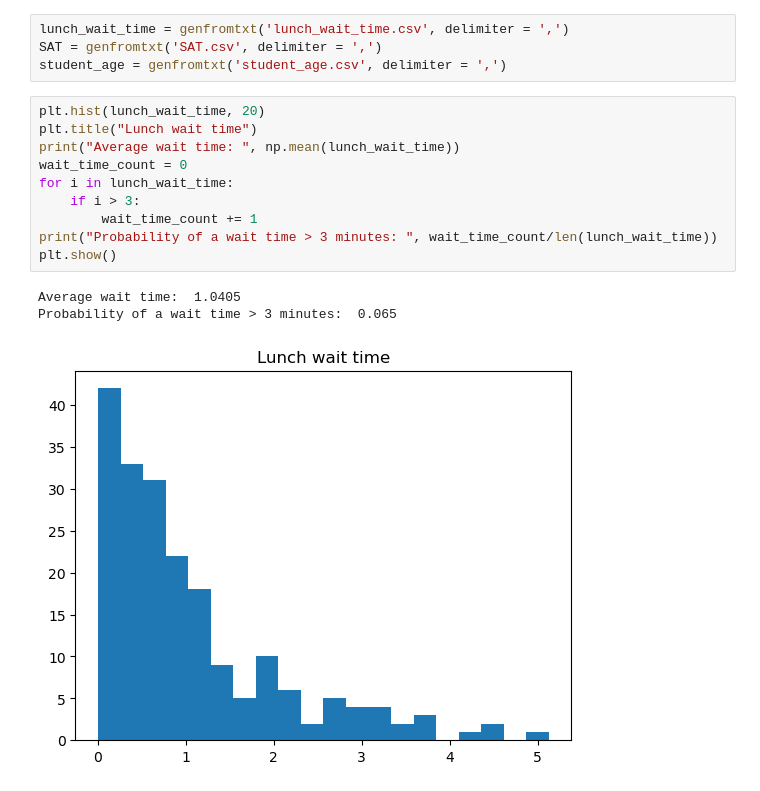
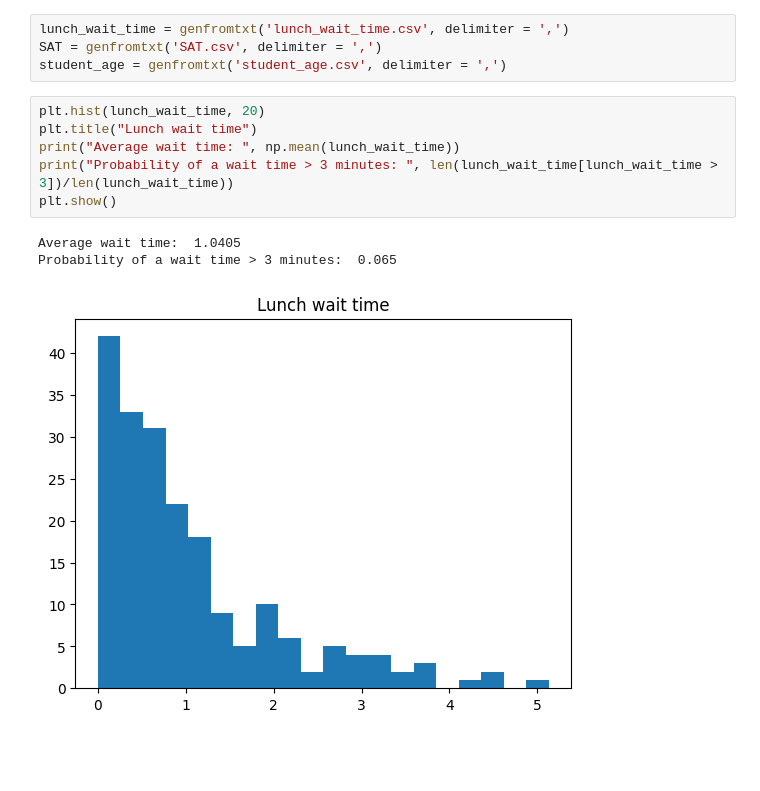
Before and after one commit to endsley/ml_examples, a Jupyter notebook: histograms/histogram_examples.ipynb, the cells around one changed output. Cells and saved outputs as stored; diff of their text form; blank space fills up the shorter version.

```diff
--- a/histograms/histogram_examples.ipynb
+++ b/histograms/histogram_examples.ipynb
@@ -9,17 +9,13 @@ student_age = genfromtxt('student_age.csv', delimiter = ',')
 # %%
 plt.hist(lunch_wait_time, 20)
 plt.title("Lunch wait time")
 print("Average wait time: ", np.mean(lunch_wait_time))
-wait_time_count = 0
-for i in lunch_wait_time:
-    if i > 3:
-        wait_time_count += 1
-print("Probability of a wait time > 3 minutes: ", wait_time_count/len(lunch_wait_time))
+print("Probability of a wait time > 3 minutes: ", len(lunch_wait_time[lunch_wait_time > 3])/len(lunch_wait_time))
 plt.show()
 # %% [output]
 Average wait time:  1.0405
 Probability of a wait time > 3 minutes:  0.065
-[figure, old version]
+[figure, new version]
 # %%
 plt.hist(SAT, 20)
 print("Average SAT: ", np.mean(SAT))
```
Also changed, not shown: parts of 2 cells of this notebook.
